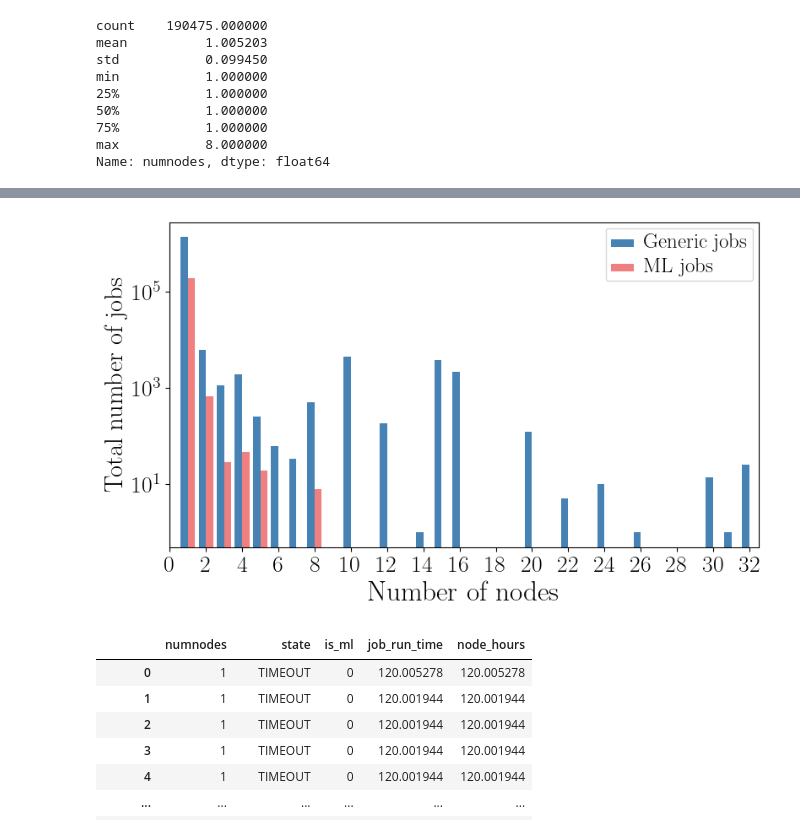
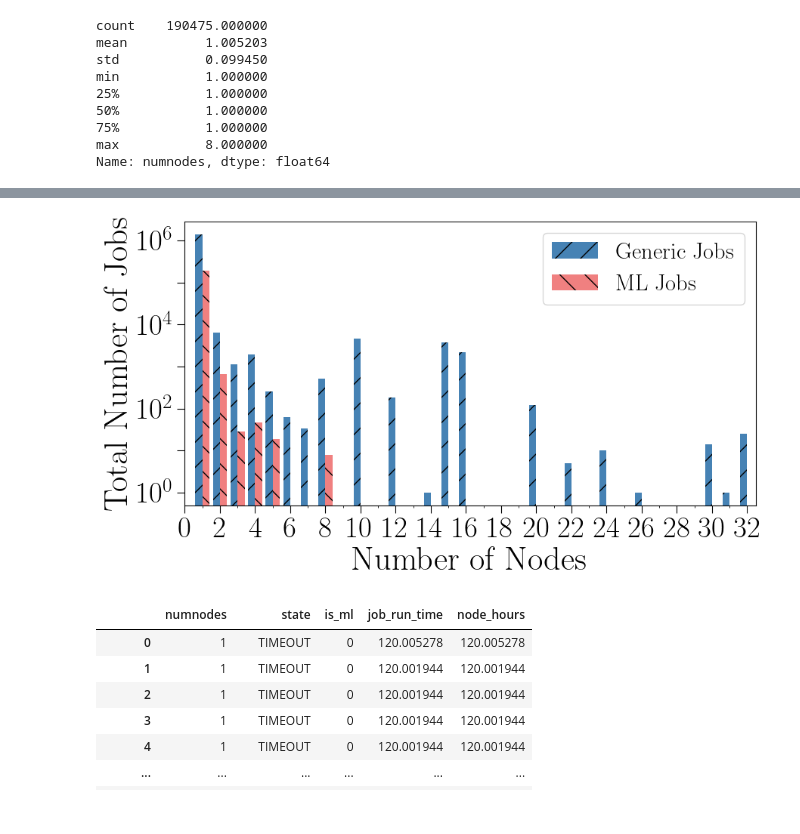
Before and after one commit to atlarge-research/2024-icpads-hpc-workload-characterization, a Jupyter notebook: 5d_job_size_analysis.ipynb, the cells around one changed output, grey strips where cells are left out. Drawn from its saved outputs; the diff is of its cells as text; code cells hidden in the pictures.

```diff
--- a/5d_job_size_analysis.ipynb
+++ b/5d_job_size_analysis.ipynb
@@ -140,39 +142,42 @@ df
 # %%
 # Number of nodes used by per job.
 
 group_generic_df = generic_df.groupby('numnodes').count().reset_index()
 group_generic_df["numnodes"] = group_generic_df["numnodes"].astype("int")
 group_generic_df = group_generic_df.sort_values(by=['numnodes'],ascending=True)
 
 group_ml_df = ml_df.groupby('numnodes').count().reset_index()
 group_ml_df["numnodes"] = group_ml_df["numnodes"].astype("int")
 group_ml_df = group_ml_df.sort_values(by=['numnodes'],ascending=True)
 
 #fig = plt.figure(figsize=(9, 3))
 fig, ax = plt.subplots(figsize = (9, 5))
 
-ge = plt.bar(group_generic_df['numnodes'] - 0.2, group_generic_df['id'], width=0.4, color="steelblue", hatch="", label = "Generic jobs")
-ml = plt.bar(group_ml_df['numnodes'] + 0.2, group_ml_df['id'], width=0.4, color="lightcoral", hatch="", label ="ML jobs")
+ge = plt.bar(group_generic_df['numnodes'] - 0.2, group_generic_df['id'], width=0.4, color="steelblue", hatch="/", label = "Generic Jobs")
+ml = plt.bar(group_ml_df['numnodes'] + 0.2, group_ml_df['id'], width=0.4, color="lightcoral", hatch="\\", label ="ML Jobs")
 
-plt.legend(loc = "upper right", prop={'size': 30})
-legend = plt.legend()
-# set legend font size
-for label in legend.get_texts():
-    label.set_fontsize('18')
-
+plt.legend(loc = "upper right", fontsize=22)
 plt.gca().yaxis.set_major_formatter(matplotlib.ticker.StrMethodFormatter('{x:,.0f}'))
 # set x limits
 plt.xlim([0, 32.5])
 plt.yscale("log")
-plt.tick_params(axis='both', which='major', labelsize=20)
-plt.xlabel("Number of nodes", fontsize=24)
-plt.ylabel("Total number of jobs", fontsize=22)
+plt.tick_params(axis='both', which='major', labelsize=28, length=7)
+plt.xlabel("Number of Nodes", fontsize=32)
+plt.ylabel("Total Number of Jobs", fontsize=32)
 ax.xaxis.set_major_locator(MultipleLocator(2))
+ax.xaxis.set_minor_locator(MultipleLocator(1))
+ax.set_yticks([10**(x) for x in range(0, 7, 1)])
+for label in ax.yaxis.get_ticklabels()[1::2]:
+    label.set_visible(False)
 
+# pad top of the figure
+
+
+plt.tight_layout()
+fig.savefig('plots/section_5/fig-bar_nodes.pdf', bbox_inches = 'tight')
 plt.show()
-fig.savefig('plots/section_5/fig-bar_nodes.pdf', bbox_inches = 'tight')
 # %% [output]
-[figure, old version]
+[figure, new version]
 # %%
 # fig: node hours pdf
 
```
Also changed, not shown: parts of 4 cells of this notebook, 46 other files.
